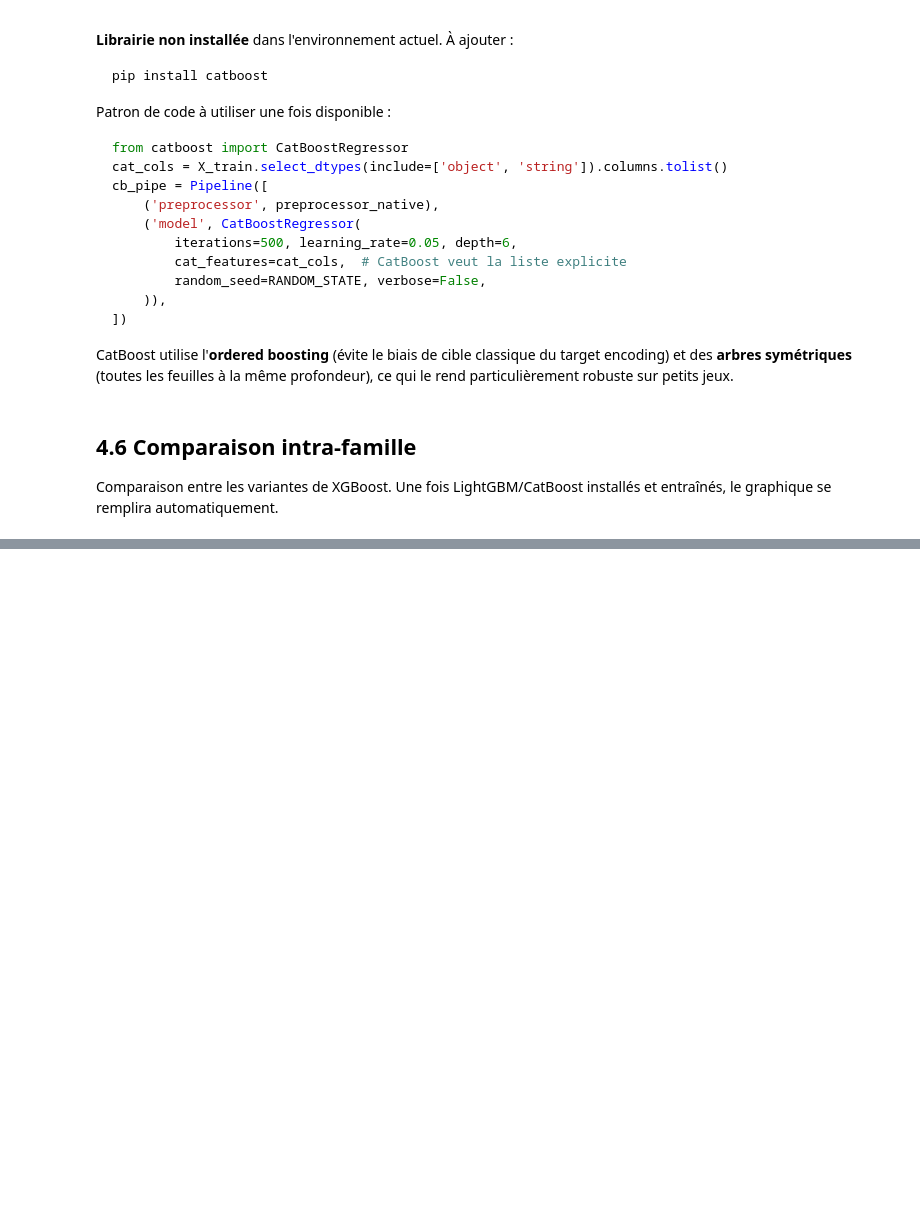
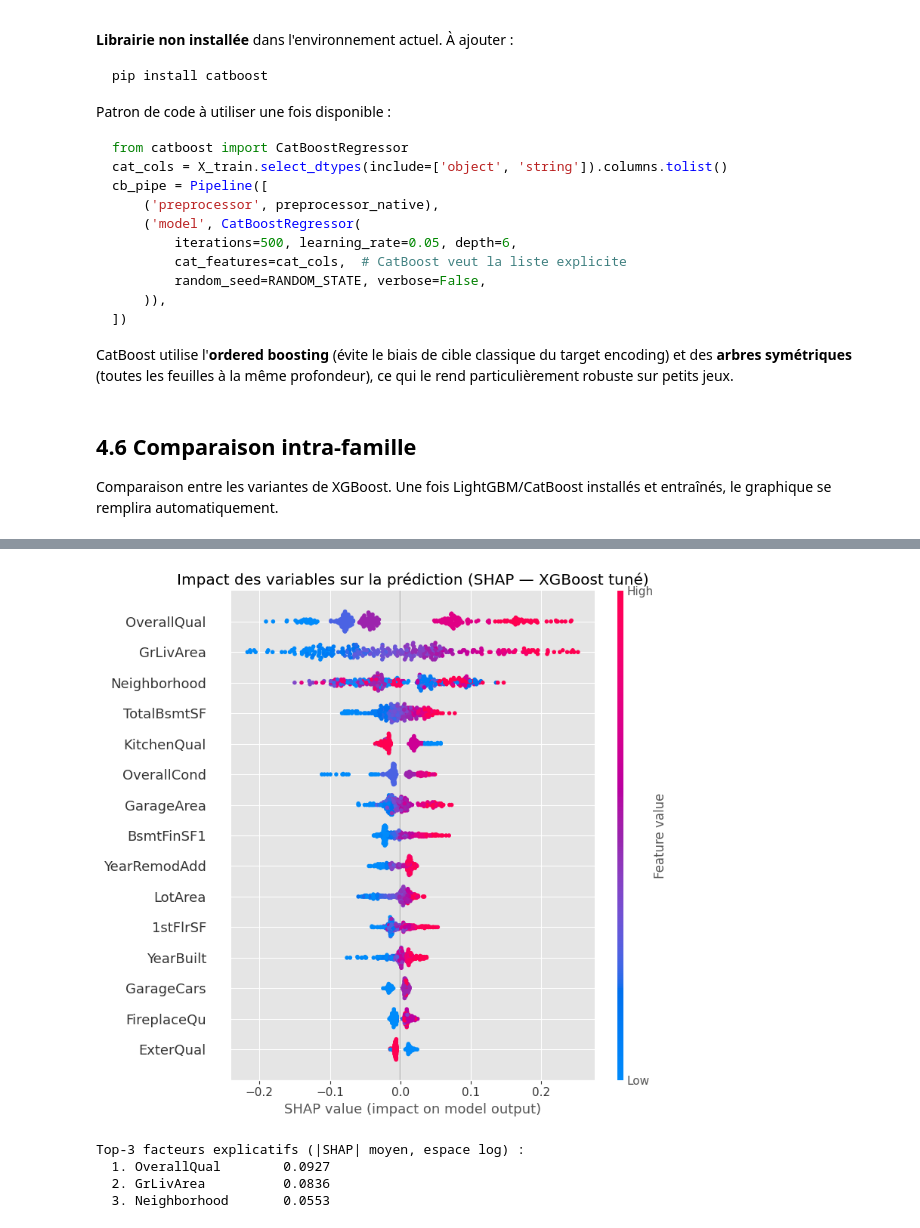
Before and after one commit to NoeBerdoz/predicting-house-prices-ml, a Jupyter notebook: 3c_native_boosting.ipynb, the cells around one changed output, grey strips where cells are left out. Saved outputs shown, nothing was run; the diff lists cells and outputs as text; code cells hidden in the pictures; blank space fills up the shorter version.

Commit message:
fix: bring back SHAP

```diff
--- a/3c_native_boosting.ipynb
+++ b/3c_native_boosting.ipynb
@@ -236,0 +306,40 @@ display(fam[['model', 'cv_rmsle', 'holdout_rmsle', 'fit_time_s', 'notes']])
+# %%
+import shap
+from xgboost import DMatrix
+
+# On réutilise le booster tuné déjà entraîné (gestion native des catégorielles)
+booster    = xgb_tuned_pipe.named_steps['model'].get_booster()
+prep_nat   = xgb_tuned_pipe.named_steps['preprocessor']
+X_te_nat   = prep_nat.transform(X_test)          # DataFrame, colonnes pd.Categorical
+feat_names = list(X_te_nat.columns)
+
+# Contributions SHAP via le pred_contribs natif de XGBoost (gère enable_categorical proprement)
+dtest    = DMatrix(X_te_nat, enable_categorical=True)
+contribs = booster.predict(dtest, pred_contribs=True)   # (n, n_features + 1) ; dernière colonne = biais
+shap_values = contribs[:, :-1]
+base_values = contribs[:, -1]
+
+# Frame numérique pour la coloration des plots (codes entiers pour les catégorielles)
+X_te_num = X_te_nat.copy()
+for c in X_te_num.columns:
+    if str(X_te_num[c].dtype) == 'category':
+        X_te_num[c] = X_te_num[c].cat.codes
+
+# Vue globale : impact de chaque variable sur la prédiction (espace log)
+shap.summary_plot(shap_values, X_te_num, feature_names=feat_names, max_display=15, show=False)
+plt.title("Impact des variables sur la prédiction (SHAP — XGBoost tuné)")
+plt.tight_layout()
+plt.show()
+
+# Top-3 des facteurs (|SHAP| moyen) — le « top-3 » du ML Canvas, sur variables d'origine
+mean_abs = np.abs(shap_values).mean(axis=0)
+imp = pd.Series(mean_abs, index=feat_names).sort_values(ascending=False)
+print("Top-3 facteurs explicatifs (|SHAP| moyen, espace log) :")
+for rank, (name, val) in enumerate(imp.head(3).items(), start=1):
+    print(f"  {rank}. {name:18s} {val:.4f}")
+# %% [output]
+[figure, added]
+Top-3 facteurs explicatifs (|SHAP| moyen, espace log) :
+  1. OverallQual        0.0927
+  2. GrLivArea          0.0836
+  3. Neighborhood       0.0553
```
Also changed, not shown: parts of 11 cells of this notebook.
